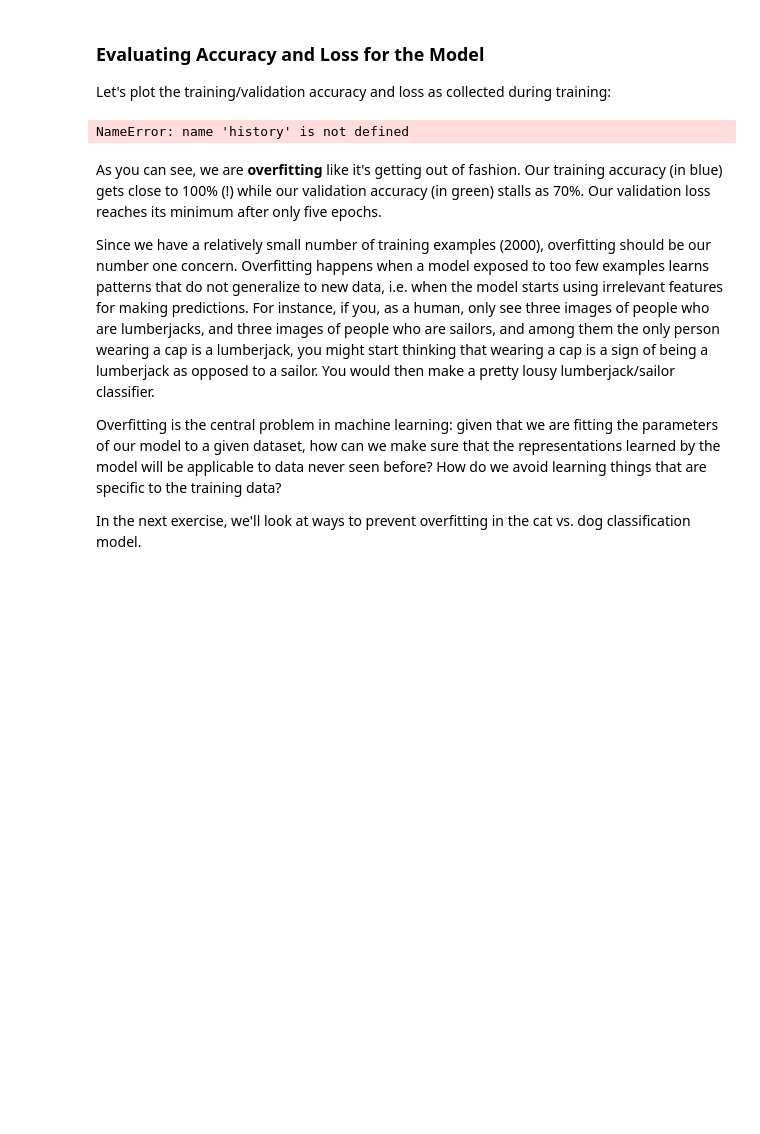
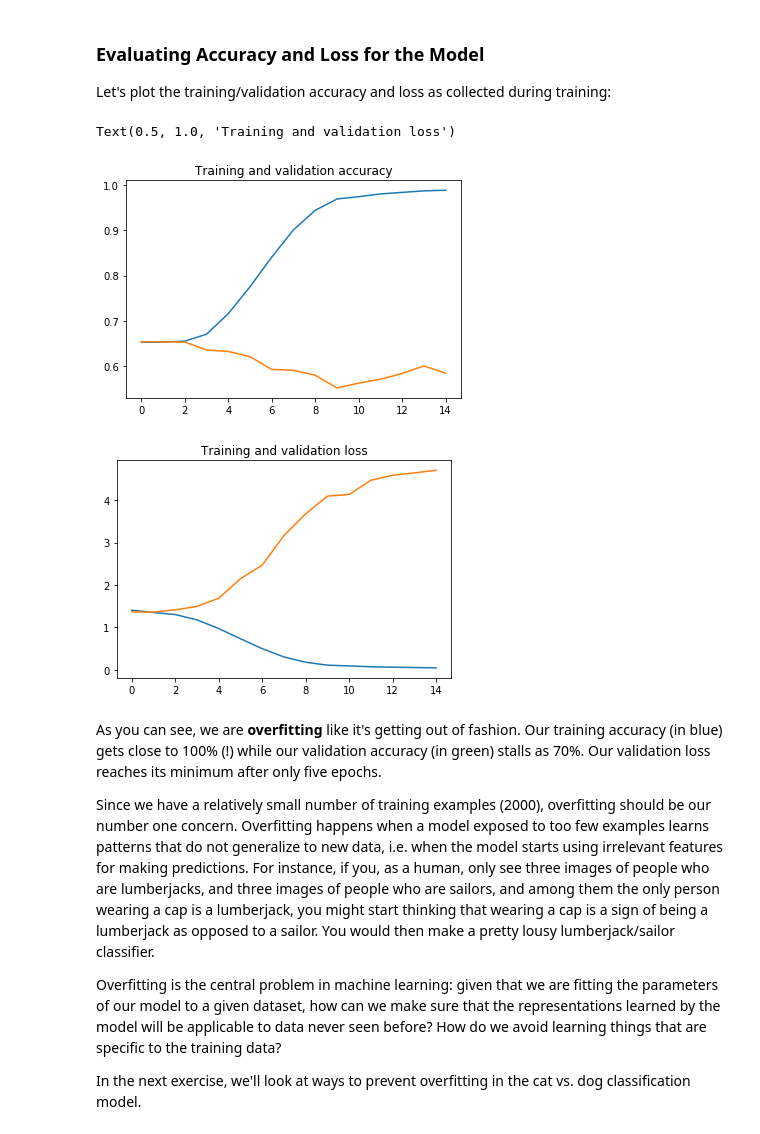
Before and after one commit to faust-prime/X-ray-images-classification-with-Keras-TensorFlow, a Jupyter notebook: CNN.ipynb, the cells around one changed output. Saved outputs shown, nothing was run; the diff lists cells and outputs as text; code cells hidden in the pictures; blank space fills up the shorter version.

```diff
--- a/CNN.ipynb
+++ b/CNN.ipynb
@@ -377,30 +390,32 @@ Let's plot the training/validation accuracy and loss as collected during trainin
 # %%
 # Retrieve a list of accuracy results on training and test data
 # sets for each training epoch
-acc = history.history['acc']
-val_acc = history.history['val_acc']
+acc = history.history['categorical_accuracy']
+val_acc = history.history['val_categorical_accuracy']
 
 # Retrieve a list of list results on training and test data
 # sets for each training epoch
 loss = history.history['loss']
 val_loss = history.history['val_loss']
 
 # Get number of epochs
 epochs = range(len(acc))
 
 # Plot training and validation accuracy per epoch
 plt.plot(epochs, acc)
 plt.plot(epochs, val_acc)
 plt.title('Training and validation accuracy')
 
 plt.figure()
 
 # Plot training and validation loss per epoch
 plt.plot(epochs, loss)
 plt.plot(epochs, val_loss)
 plt.title('Training and validation loss')
 # %% [output]
-NameError: name 'history' is not defined
+Text(0.5, 1.0, 'Training and validation loss')
+[figure, added]
+[figure, added]
 # %% [markdown]
 As you can see, we are **overfitting** like it's getting out of fashion. Our training accuracy (in blue) gets close to 100% (!) while our validation accuracy (in green) stalls as 70%. Our validation loss reaches its minimum after only five epochs.
 
```
Also changed, not shown: parts of 5 cells of this notebook, 2 other files.
